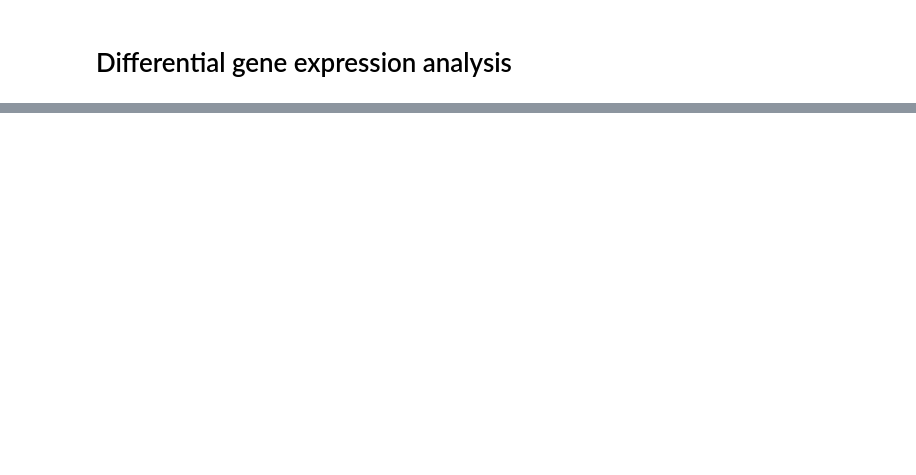
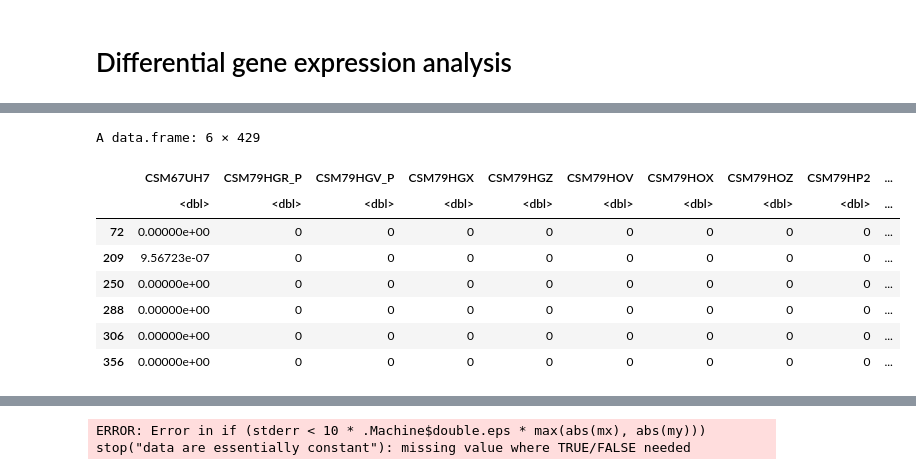
Before and after one commit to AmauryPelzer/BBS3005_Metabolic-modelling-for-microbiome-in-IBD, a Jupyter notebook: Scripts/Pathway_analysis.ipynb, the cells around one changed output, grey strips where cells are left out. Drawn from its saved outputs; the diff is of its cells as text; code cells hidden in the pictures; blank space fills up the shorter version.

```diff
--- a/Scripts/Pathway_analysis.ipynb
+++ b/Scripts/Pathway_analysis.ipynb
@@ -74,0 +76,5 @@ A data.frame: 6 × 2
+# %%
+# select metagenomics data from CD, UC and nonIBD
+metagenomics_cd <- subset(metagenomics_Ecoli, select= c("Gene.Family", cd$External.ID))
+metagenomics_uc <- subset(metagenomics_Ecoli, select= c("Gene.Family", uc$External.ID))
+metagenomics_nonIBD <- subset(metagenomics_Ecoli, select= c("Gene.Family", nonIBD$External.ID))
@@ -74,0 +98,46 @@ A data.frame: 6 × 2
+# %%
+# Compute statistical significance (using t-test)
+subset_NA = NULL
+
+for(i in 1 : nrow(metagenomics_Ecoli)) { # For each gene :
+
+	x = metagenomics_nonIBD[i,-1] # Control of gene number i
+	y = metagenomics_uc[i,-1] # UC of gene number i
+
+	metagenomics_nonIBD_NA = all(is.na(x)) || length(is.na(x)==FALSE)<2
+	metagenomics_uc_NA = all(is.na(y)) || length(is.na(y)==FALSE)<2
+	subset_NA[i] = metagenomics_nonIBD_NA || metagenomics_uc_NA
+
+}
+metagenomics_uc_nonNA <- metagenomics_uc[!subset_NA,]
+metagenomics_nonIBD_nonNA <- metagenomics_nonIBD[!subset_NA,]
+# %%
+# Compute statistical significance (using t-test)
+head(metagenomics_nonIBD_nonNA[,-1])
+pvalue_uc = NULL # Empty list for the p-values
+tstat_uc = NULL # Empty list of the t test statistics
+
+for(i in 1 : nrow(metagenomics_nonIBD_nonNA)) { # For each gene :
+	x = metagenomics_nonIBD_nonNA[i,-1] # control of gene number i
+	y = metagenomics_uc_nonNA[i,-1] # UC of gene number i
+
+
+	# Compute t-test between the two conditions
+	t = t.test(x, y)
+
+	# Put the current p-value in the pvalues list
+	pvalue_uc[i] = t$p.value
+	# Put the current t-statistic in the tstats list
+	tstat_uc[i] = t$statistic
+}
+pvalue_uc
+# %% [output]
+A data.frame: 6 × 429
+|  | CSM67UH7 | CSM79HGR_P | CSM79HGV_P | CSM79HGX | CSM79HGZ | CSM79HOV | CSM79HOX | CSM79HOZ | CSM79HP2 | ... |
+|  | <dbl> | <dbl> | <dbl> | <dbl> | <dbl> | <dbl> | <dbl> | <dbl> | <dbl> | ... |
+| 72 | 0.00000e+00 | 0 | 0 | 0 | 0 | 0 | 0 | 0 | 0 | ... |
+| 209 | 9.56723e-07 | 0 | 0 | 0 | 0 | 0 | 0 | 0 | 0 | ... |
+| 250 | 0.00000e+00 | 0 | 0 | 0 | 0 | 0 | 0 | 0 | 0 | ... |
+| 288 | 0.00000e+00 | 0 | 0 | 0 | 0 | 0 | 0 | 0 | 0 | ... |
+| 306 | 0.00000e+00 | 0 | 0 | 0 | 0 | 0 | 0 | 0 | 0 | ... |
+| 356 | 0.00000e+00 | 0 | 0 | 0 | 0 | 0 | 0 | 0 | 0 | ... |
@@ -74,0 +146 @@ A data.frame: 6 × 2
+ERROR: Error in if (stderr < 10 * .Machine$double.eps * max(abs(mx), abs(my))) stop("data are essentially constant"): missing value where TRUE/FALSE needed
```
Also changed, not shown: parts of 15 cells of this notebook.
